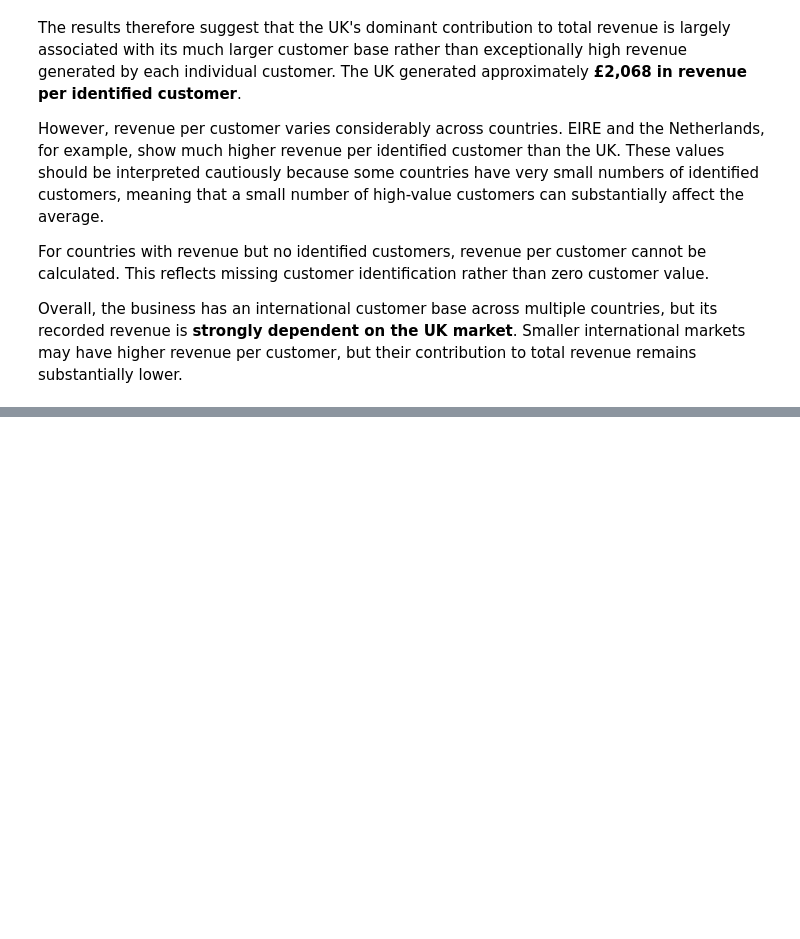
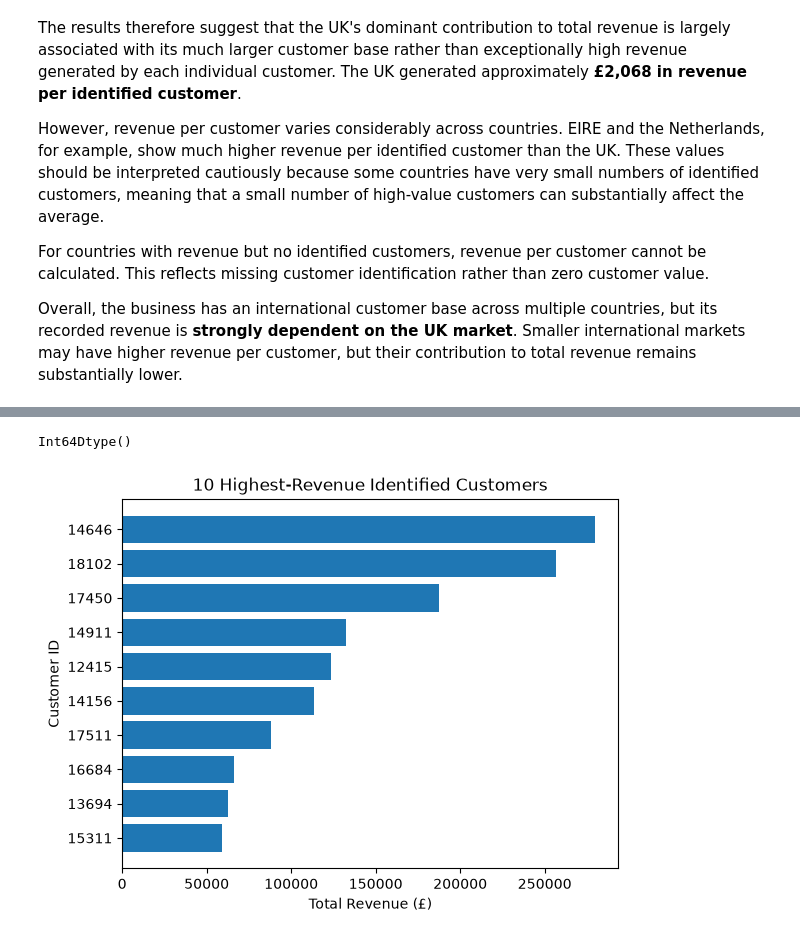
Before and after one commit to emanbrl/ecommerce-sales-customer-analysis, a Jupyter notebook: notebooks/03_EDA.ipynb, the cells around one changed output, grey strips where cells are left out. Drawn from its saved outputs; the diff is of its cells as text; code cells hidden in the pictures; blank space fills up the shorter version.

```diff
--- a/notebooks/03_EDA.ipynb
+++ b/notebooks/03_EDA.ipynb
@@ -927,0 +1054,3 @@ Name: count, Length: 65, dtype: int64
+# %%
+top_10_customers = customer_summary["Revenue"].sort_values(ascending=False).head(10)
+top_10_customers
@@ -927,0 +1085,18 @@ Name: count, Length: 65, dtype: int64
+# %%
+top_10_customers.index.dtype
+# %% [output]
+Int64Dtype()
+# %%
+top_10_customers.index = top_10_customers.index.astype(str)
+# %%
+plt.barh(top_10_customers.index, top_10_customers.values)
+
+plt.title("10 Highest-Revenue Identified Customers")
+plt.xlabel("Total Revenue (£)")
+plt.ylabel("Customer ID")
+
+plt.gca().invert_yaxis()
+
+plt.show()
+# %% [output]
+[figure, added]
```
Also changed, not shown: parts of 17 cells of this notebook.
